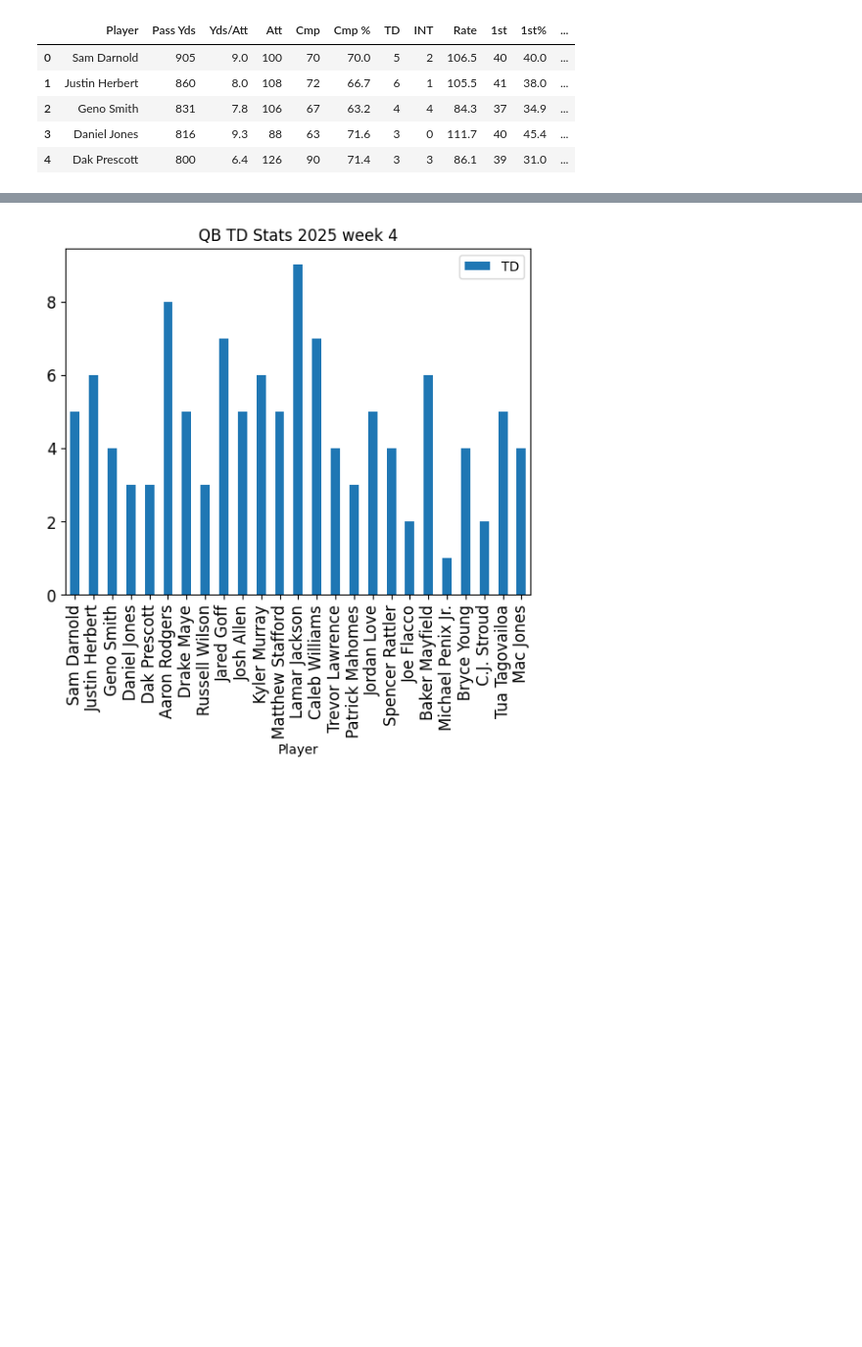
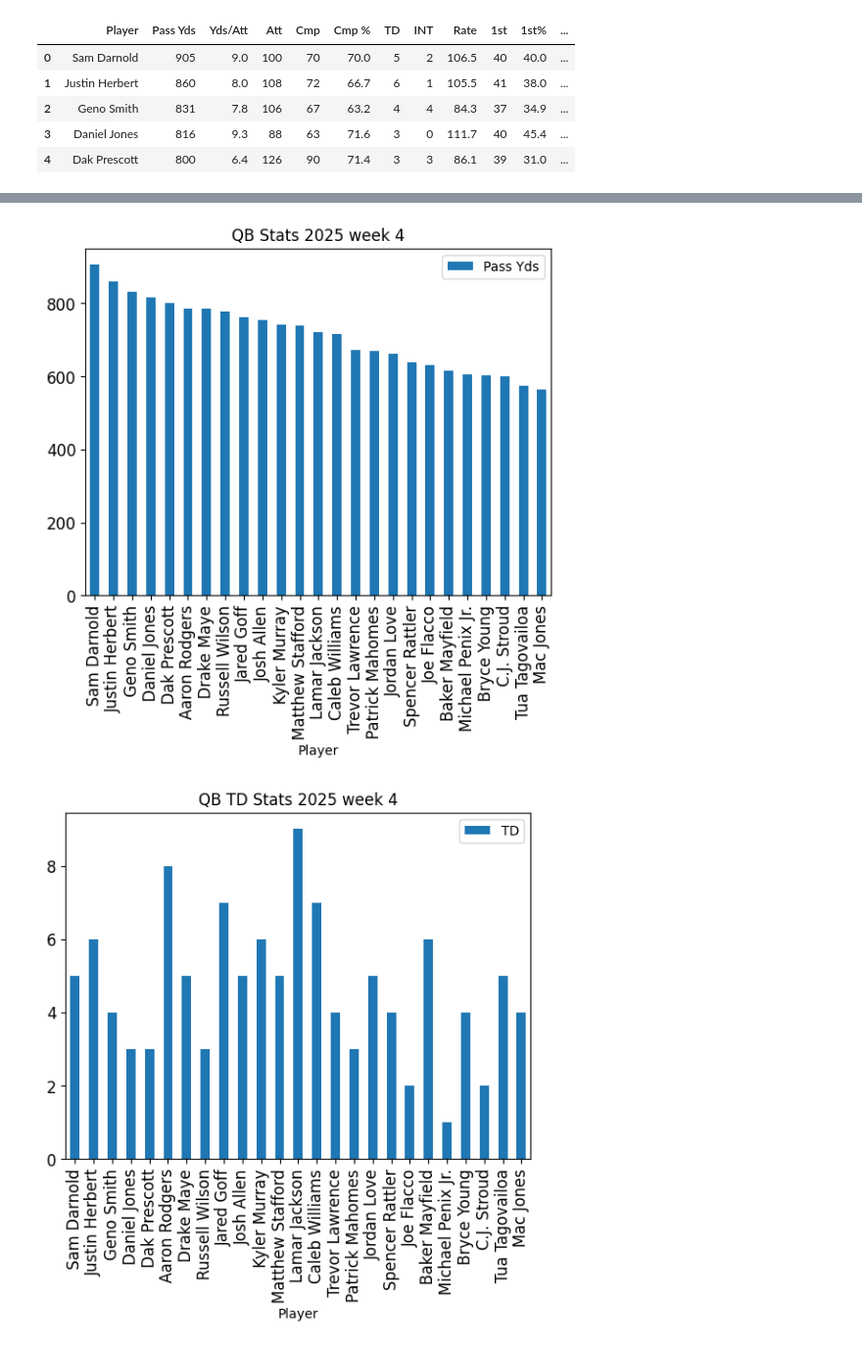
Before and after one commit to coconut808/Data-Exploration, a Jupyter notebook: nfl/plotting_practice.ipynb, the cells around one changed output, grey strips where cells are left out. Shown: that part at 98% size. Drawn from its saved outputs; the diff is of its cells as text; code cells hidden in the pictures; blank space fills up the shorter version.

```diff
--- a/nfl/plotting_practice.ipynb
+++ b/nfl/plotting_practice.ipynb
@@ -86,15 +86,16 @@ df[['Player', 'Pass Yds', 'TD']].sort_values(by='Pass Yds', ascending=False).hea
 # %%
 df.plot(
     kind='bar',
     title='QB Stats 2025 week 4',
     x='Player',
     y='Pass Yds',
     legend=True,
-    figsize=(6.4,4.8),
     fontsize=12
 )
 plt.savefig('images/qb_yards_week4.png',dpi=300)
 plt.show()
+# %% [output]
+[figure, added]
 # %%
 df.plot(
     kind='bar',
```
Also changed, not shown: parts of 5 cells of this notebook, 2 other files.
